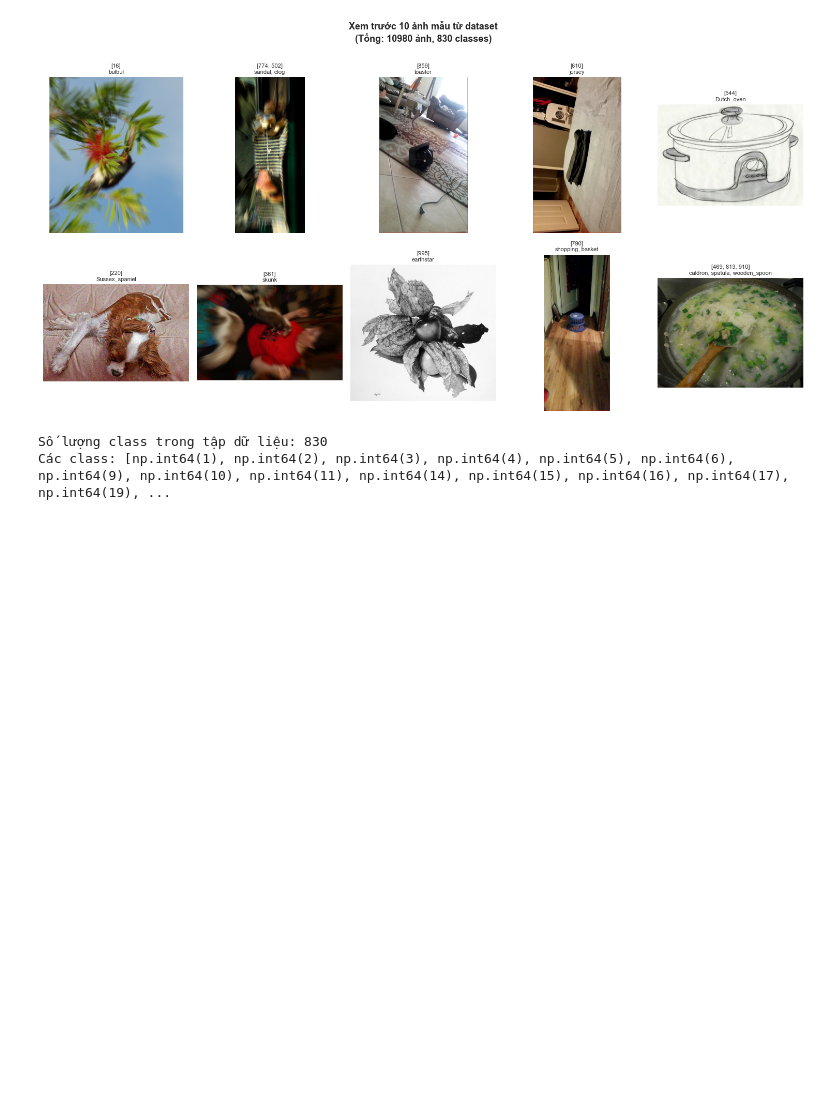
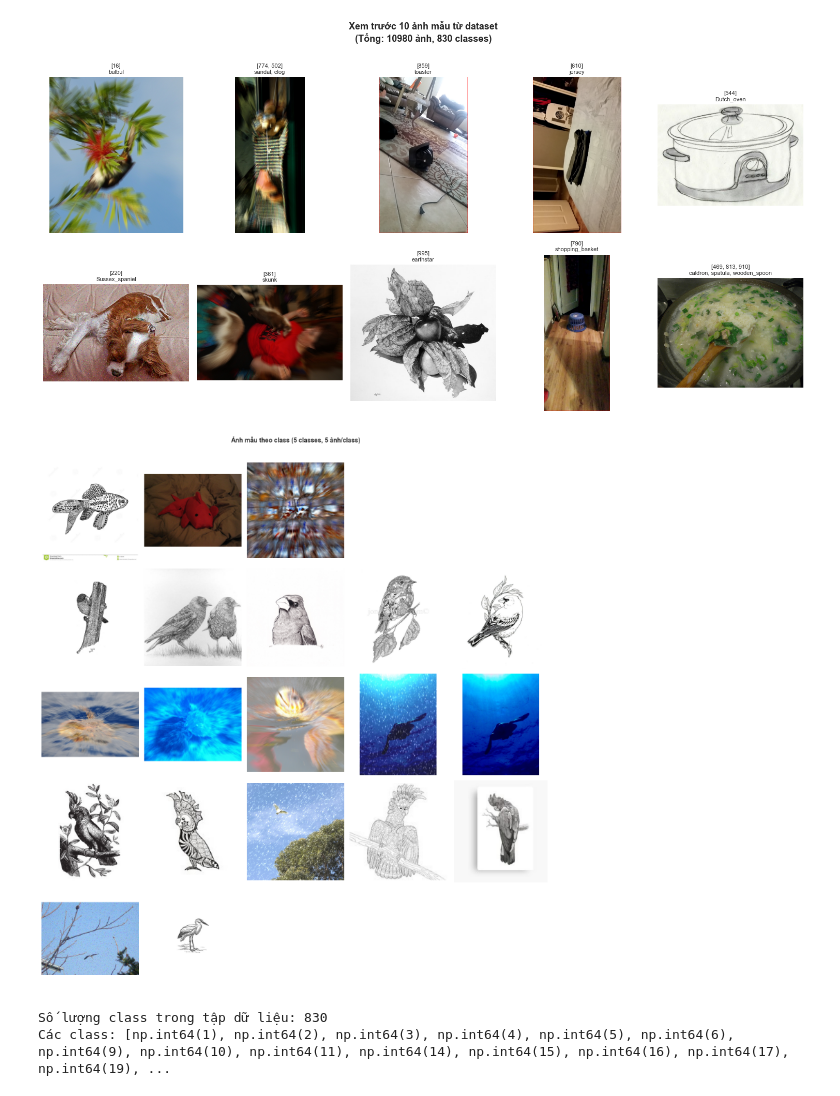
Before and after one commit to NguyenThanhTrinh275/DADN_AI, a Jupyter notebook: notebooks/EDA.ipynb, the cells around one changed output. Drawn from its saved outputs; the diff is of its cells as text; code cells hidden in the pictures; blank space fills up the shorter version.

```diff
--- a/notebooks/EDA.ipynb
+++ b/notebooks/EDA.ipynb
@@ -91,6 +91,77 @@ def preview_dataset(df, n_samples=10, seed=42):
 preview_dataset(df, n_samples=10, seed=42)
 # %% [output]
 [figure]
+# %%
+from collections import Counter
+
+def show_class_samples(df, class_ids=None, n_per_class=5, seed=42):
+    """
+    Với mỗi class trong class_ids, hiển thị n_per_class ảnh cùng class trên một hàng.
+
+    Args:
+        df          : DataFrame đã load từ parquet
+        class_ids   : Danh sách class ID muốn xem. Nếu None, tự động chọn 5 class có nhiều ảnh nhất.
+        n_per_class : Số ảnh hiển thị cho mỗi class
+        seed        : Random seed để reproducible
+    """
+    rng = np.random.default_rng(seed)
+
+    if class_ids is None:
+        counts = Counter(itertools.chain.from_iterable(df['label']))
+        class_ids = [cls for cls, _ in counts.most_common(5)]
+
+    nrows = len(class_ids)
+    ncols = n_per_class
+
+    fig, axes = plt.subplots(nrows, ncols, figsize=(ncols * 3, nrows * 3.2))
+    axes = np.array(axes).reshape(nrows, ncols)
+
+    for r, cls in enumerate(class_ids):
+        # Lọc ảnh thuộc class này
+        mask = df['label'].apply(lambda x: int(cls) in [int(v) for v in x])
+        subset = df[mask]
+
+        if len(subset) == 0:
+            for c in range(ncols):
+                axes[r, c].axis('off')
+            axes[r, 0].set_ylabel(f"[{cls}]\n(không có ảnh)", fontsize=9,
+                                  rotation=0, labelpad=70, va='center')
+            continue
+
+        samples = subset.sample(n=min(n_per_class, len(subset)),
+                                random_state=int(rng.integers(1000))).reset_index(drop=True)
+
+        # Lấy tên tiếng Anh của class từ ảnh đầu tiên trong sample
+        try:
+            first_labels = list(samples.iloc[0]['label'])
+            first_eng = list(samples.iloc[0]['english_label'])
+            idx_in_label = [int(v) for v in first_labels].index(int(cls))
+            eng_name = first_eng[idx_in_label]
+        except (ValueError, IndexError, TypeError):
+            eng_name = ''
+
+        for c in range(ncols):
+            ax = axes[r, c]
+            if c < len(samples):
+                img = bytes_to_pil(samples.iloc[c]['image']['bytes'])
+                ax.imshow(img)
+                ax.axis('off')
+                if c == 0:
+                    ax.set_ylabel(f"[{cls}]\n{eng_name}", fontsize=9,
+                                  rotation=0, labelpad=70, va='center')
+            else:
+                ax.axis('off')
+
+    fig.suptitle(f'Ảnh mẫu theo class ({nrows} classes, {n_per_class} ảnh/class)',
+                 fontsize=13, fontweight='bold', y=1.01)
+    plt.tight_layout()
+    plt.show()
+
+
+# Hiển thị 5 class ví dụ
+show_class_samples(df, class_ids=[1, 14, 33, 89, 127], n_per_class=5)
+# %% [output]
+[figure, added]
 # %%
 # Đếm số lượng class trong tập dữ liệu (label là array, mỗi ảnh có thể thuộc nhiều nhóm)
 if 'label' in df.columns:
```
Also changed, not shown: 12 other files.
